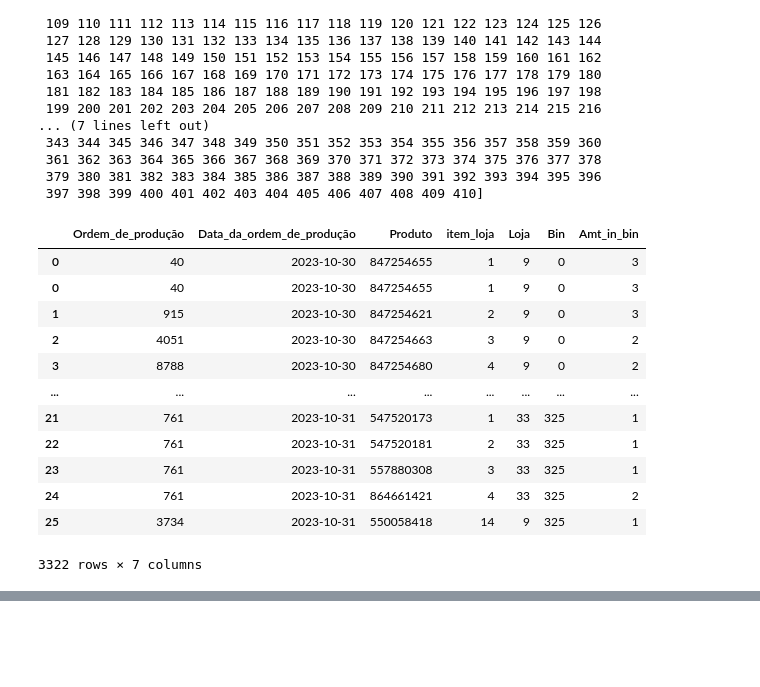
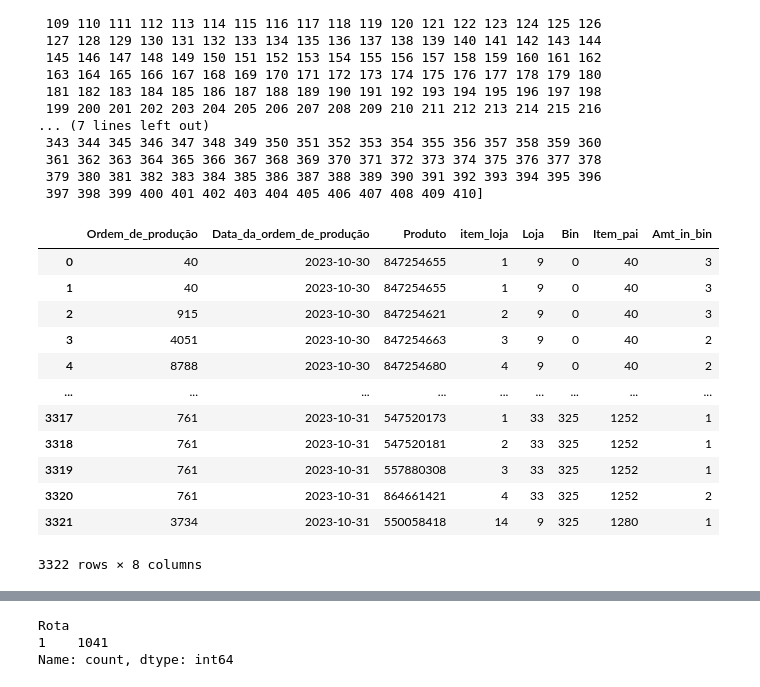
Before and after one commit to CandaPin/Resolucao_Problemas, a Jupyter notebook: 02-Notebook/03-eb-FirstFitDecreasing.ipynb, the cells around one changed output, grey strips where cells are left out. Drawn from its saved outputs; the diff is of its cells as text; code cells hidden in the pictures; blank space fills up the shorter version.

```diff
--- a/02-Notebook/03-eb-FirstFitDecreasing.ipynb
+++ b/02-Notebook/03-eb-FirstFitDecreasing.ipynb
@@ -92,13 +92,11 @@ Index(['Ordem_de_produção', 'Data_da_ordem_de_produção', 'Produto',
        'chave_loja_buffer_onda', 'Volume_unit', 'Volume_total', 'Peso_total'],
       dtype='object')
 # %%
-import pandas as pd
-
 def first_fit_decreasing(df, bin_restrictions, route_restrictions):
     # Sort items in decreasing order of volume and increasing order of date (FIFO)
     df_sorted = df.copy()
     df_sorted['Inv_Volume_total'] = (1 / df_sorted['Volume_total']).replace(np.inf, 0)
-    df_sorted = df_sorted.sort_values(by=['Data_da_ordem_de_produção', 'Inv_Volume_total'], ascending=True)
+    df_sorted = df_sorted.sort_values(by=['Data_da_ordem_de_produção', 'Inv_Volume_total', 'pai_cor'], ascending=True)
 
     # Initialize bins list
     bins = []
@@ -287,24 +285,24 @@ print(backlog['item_loja'].unique())
  379 380 381 382 383 384 385 386 387 388 389 390 391 392 393 394 395 396
  397 398 399 400 401 402 403 404 405 406 407 408 409 410]
 # %%
-result_df = postprocess_bins(packed_bins, backlog)
+result_df = postprocess_bins(packed_bins, backlog).reset_index(drop=True)
 
 # Print the resulting DataFrame
-result_df[['Ordem_de_produção', 'Data_da_ordem_de_produção', 'Produto', 'item_loja', 'Loja', 'Bin', 'Amt_in_bin']]
+result_df[['Ordem_de_produção', 'Data_da_ordem_de_produção', 'Produto', 'item_loja', 'Loja', 'Bin', 'Item_pai', 'Amt_in_bin']]
 # %% [output]
-|  | Ordem_de_produção | Data_da_ordem_de_produção | Produto | item_loja | Loja | Bin | Amt_in_bin |
-| 0 | 40 | 2023-10-30 | 847254655 | 1 | 9 | 0 | 3 |
-| 0 | 40 | 2023-10-30 | 847254655 | 1 | 9 | 0 | 3 |
-| 1 | 915 | 2023-10-30 | 847254621 | 2 | 9 | 0 | 3 |
-| 2 | 4051 | 2023-10-30 | 847254663 | 3 | 9 | 0 | 2 |
-| 3 | 8788 | 2023-10-30 | 847254680 | 4 | 9 | 0 | 2 |
-| ... | ... | ... | ... | ... | ... | ... | ... |
-| 21 | 761 | 2023-10-31 | 547520173 | 1 | 33 | 325 | 1 |
-| 22 | 761 | 2023-10-31 | 547520181 | 2 | 33 | 325 | 1 |
-| 23 | 761 | 2023-10-31 | 557880308 | 3 | 33 | 325 | 1 |
-| 24 | 761 | 2023-10-31 | 864661421 | 4 | 33 | 325 | 2 |
-| 25 | 3734 | 2023-10-31 | 550058418 | 14 | 9 | 325 | 1 |
+|  | Ordem_de_produção | Data_da_ordem_de_produção | Produto | item_loja | Loja | Bin | Item_pai | Amt_in_bin |
+| 0 | 40 | 2023-10-30 | 847254655 | 1 | 9 | 0 | 40 | 3 |
+| 1 | 40 | 2023-10-30 | 847254655 | 1 | 9 | 0 | 40 | 3 |
+| 2 | 915 | 2023-10-30 | 847254621 | 2 | 9 | 0 | 40 | 3 |
+| 3 | 4051 | 2023-10-30 | 847254663 | 3 | 9 | 0 | 40 | 2 |
+| 4 | 8788 | 2023-10-30 | 847254680 | 4 | 9 | 0 | 40 | 2 |
+| ... | ... | ... | ... | ... | ... | ... | ... | ... |
+| 3317 | 761 | 2023-10-31 | 547520173 | 1 | 33 | 325 | 1252 | 1 |
+| 3318 | 761 | 2023-10-31 | 547520181 | 2 | 33 | 325 | 1252 | 1 |
+| 3319 | 761 | 2023-10-31 | 557880308 | 3 | 33 | 325 | 1252 | 1 |
+| 3320 | 761 | 2023-10-31 | 864661421 | 4 | 33 | 325 | 1252 | 2 |
+| 3321 | 3734 | 2023-10-31 | 550058418 | 14 | 9 | 325 | 1280 | 1 |
-3322 rows × 7 columns
+3322 rows × 8 columns
 # %%
 df_sorted = df.copy()
 df_sorted['Inv_Volume_total'] = (1 / df_sorted['Volume_total']).replace(np.inf, 0)
@@ -324,3 +322,9 @@ df_sorted
 | 58413 | 761 | 2023-11-21 | 869448821 | 295 | 247 | 19 | ... |
 | 58409 | 10365 | 2023-11-21 | 549983673 | 363 | 238 | 16 | ... |
 1041 rows × 24 columns
+# %%
+df_sorted['Rota'].value_counts()
+# %% [output]
+Rota
+1    1041
+Name: count, dtype: int64
```
Also changed, not shown: parts of 1 cell of this notebook.
